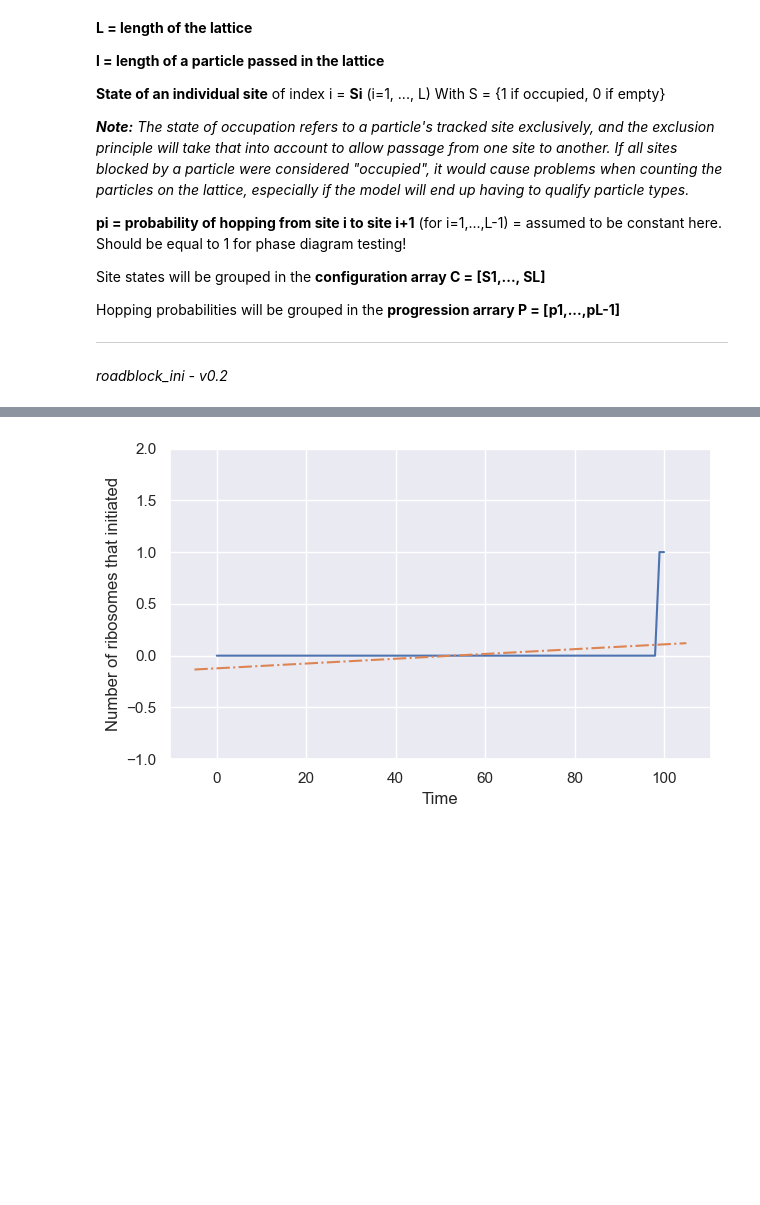
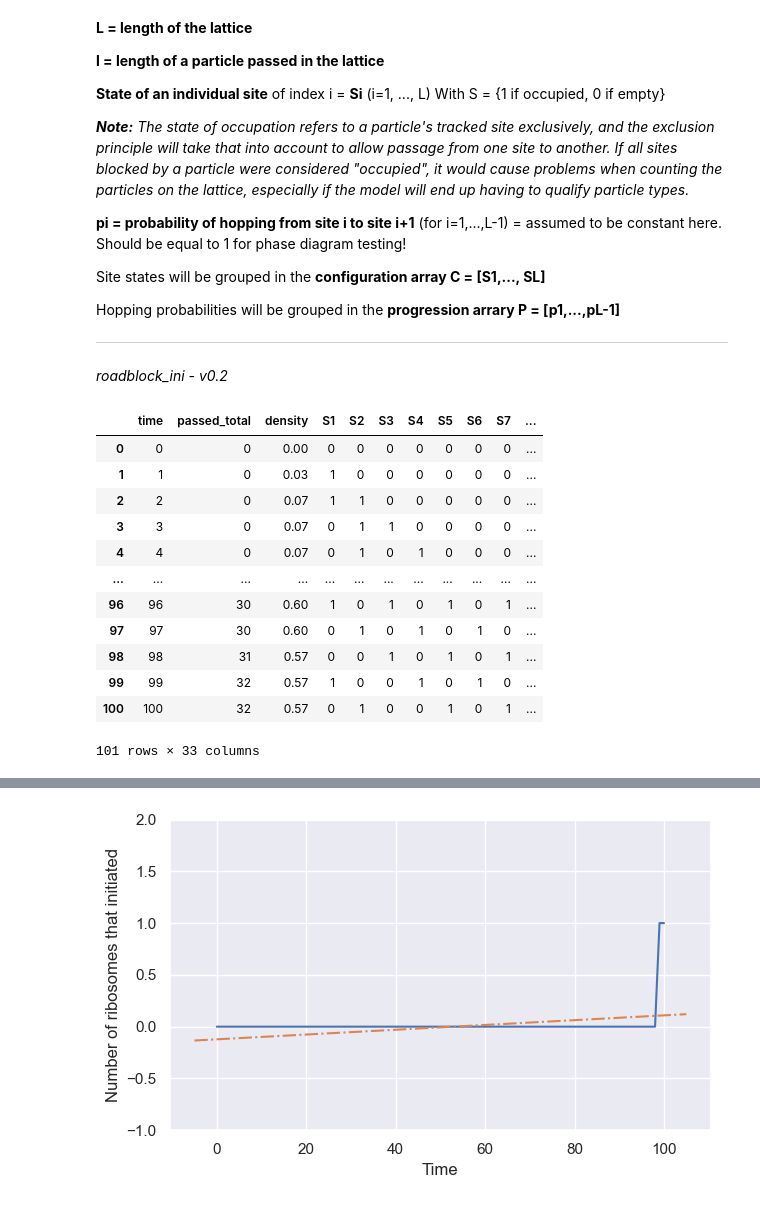
Before and after one commit to gabin-rousseau/roadblock_project, a Jupyter notebook: python/rini_v0-2.ipynb, the cells around one changed output, grey strips where cells are left out. Drawn from its saved outputs; the diff is of its cells as text; code cells hidden in the pictures; blank space fills up the shorter version.

```diff
--- a/python/rini_v0-2.ipynb
+++ b/python/rini_v0-2.ipynb
@@ -342,4 +345,21 @@ def rini_AvB(t=500, L=100, l=1, p=1, randomised=False, n=10):
 
     plt.tight_layout()
     plt.show();
+# %%
+#Check the output of rini
+rini()
+# %% [output]
+|  | time | passed_total | density | S1 | S2 | S3 | S4 | S5 | S6 | S7 | ... |
+| 0 | 0 | 0 | 0.00 | 0 | 0 | 0 | 0 | 0 | 0 | 0 | ... |
+| 1 | 1 | 0 | 0.03 | 1 | 0 | 0 | 0 | 0 | 0 | 0 | ... |
+| 2 | 2 | 0 | 0.07 | 1 | 1 | 0 | 0 | 0 | 0 | 0 | ... |
+| 3 | 3 | 0 | 0.07 | 0 | 1 | 1 | 0 | 0 | 0 | 0 | ... |
+| 4 | 4 | 0 | 0.07 | 0 | 1 | 0 | 1 | 0 | 0 | 0 | ... |
+| ... | ... | ... | ... | ... | ... | ... | ... | ... | ... | ... | ... |
+| 96 | 96 | 30 | 0.60 | 1 | 0 | 1 | 0 | 1 | 0 | 1 | ... |
+| 97 | 97 | 30 | 0.60 | 0 | 1 | 0 | 1 | 0 | 1 | 0 | ... |
+| 98 | 98 | 31 | 0.57 | 0 | 0 | 1 | 0 | 1 | 0 | 1 | ... |
+| 99 | 99 | 32 | 0.57 | 1 | 0 | 0 | 1 | 0 | 1 | 0 | ... |
+| 100 | 100 | 32 | 0.57 | 0 | 1 | 0 | 0 | 1 | 0 | 1 | ... |
+101 rows × 33 columns
 # %%
```
Also changed, not shown: parts of 11 cells of this notebook.
